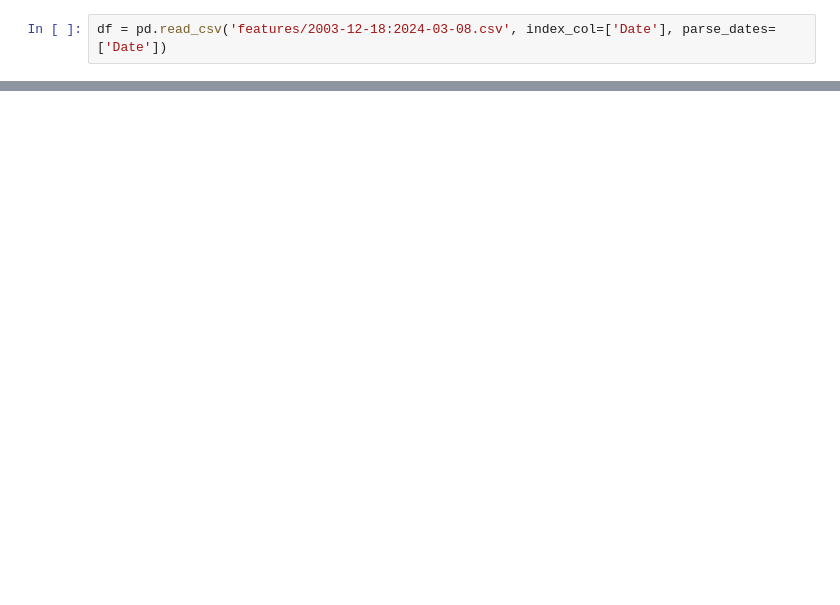
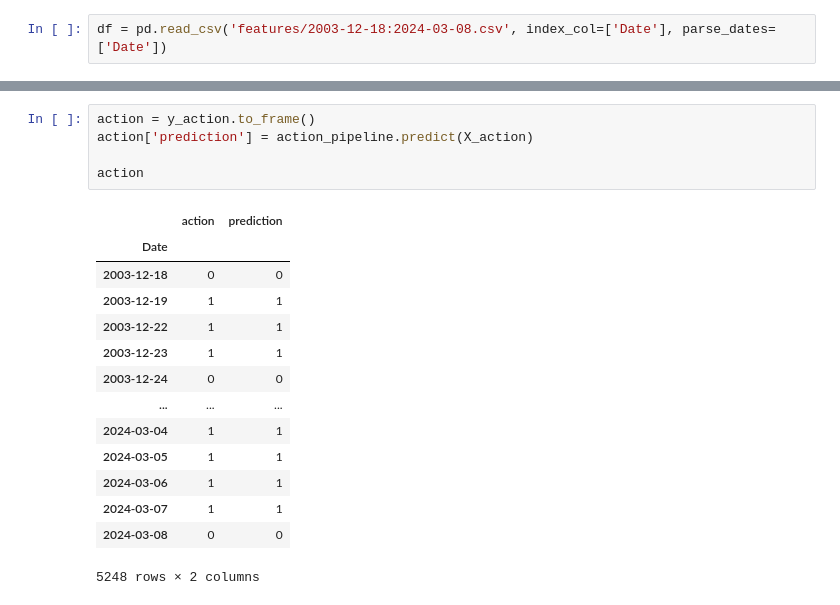
Before and after one commit to arowolo007/Loreon_Algo, a Jupyter notebook: model_development.ipynb, the cells around one changed output, grey strips where cells are left out. Cells and saved outputs as stored; diff of their text form; blank space fills up the shorter version.

```diff
--- a/model_development.ipynb
+++ b/model_development.ipynb
@@ -53,0 +109,20 @@ action_pipeline.fit(X_action, y_action)
+# %%
+action = y_action.to_frame()
+action['prediction'] = action_pipeline.predict(X_action)
+
+action
+# %% [output]
+|  | action | prediction |
+| Date |  |  |
+| 2003-12-18 | 0 | 0 |
+| 2003-12-19 | 1 | 1 |
+| 2003-12-22 | 1 | 1 |
+| 2003-12-23 | 1 | 1 |
+| 2003-12-24 | 0 | 0 |
+| ... | ... | ... |
+| 2024-03-04 | 1 | 1 |
+| 2024-03-05 | 1 | 1 |
+| 2024-03-06 | 1 | 1 |
+| 2024-03-07 | 1 | 1 |
+| 2024-03-08 | 0 | 0 |
+5248 rows × 2 columns
```
Also changed, not shown: parts of 7 cells of this notebook.
